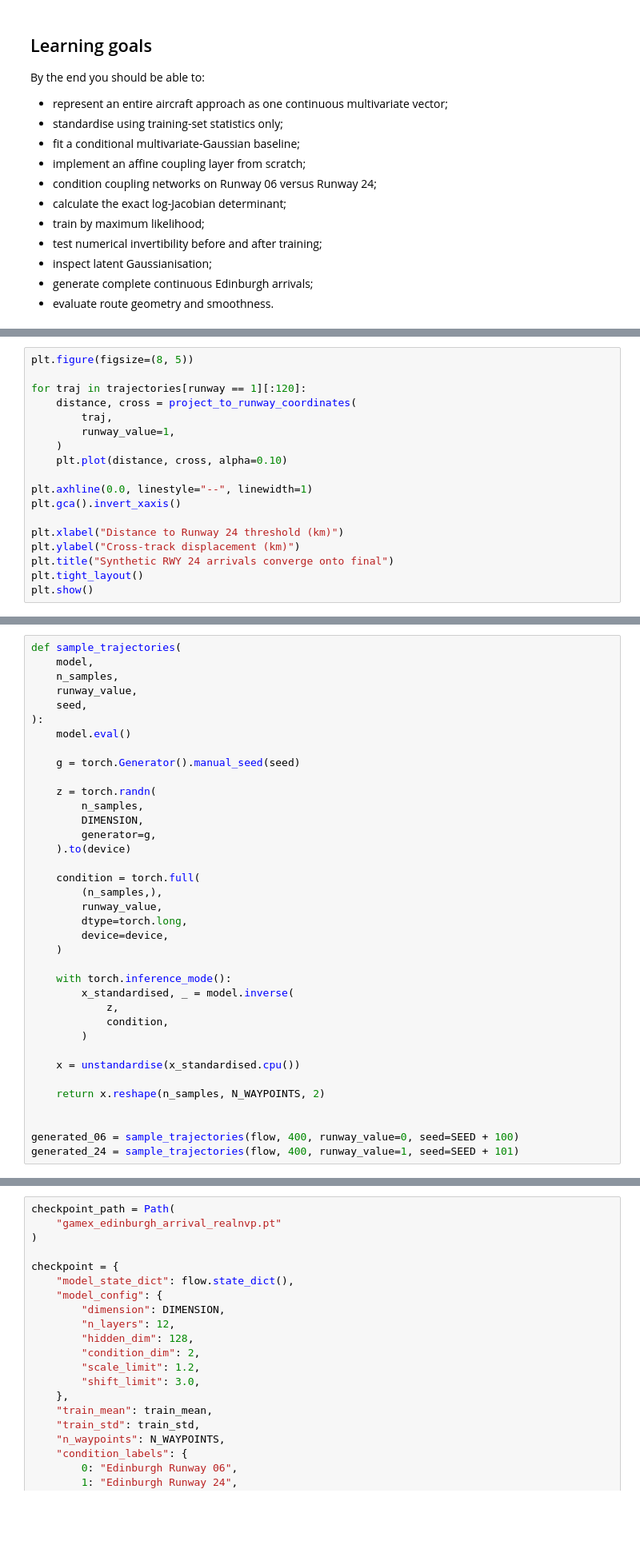
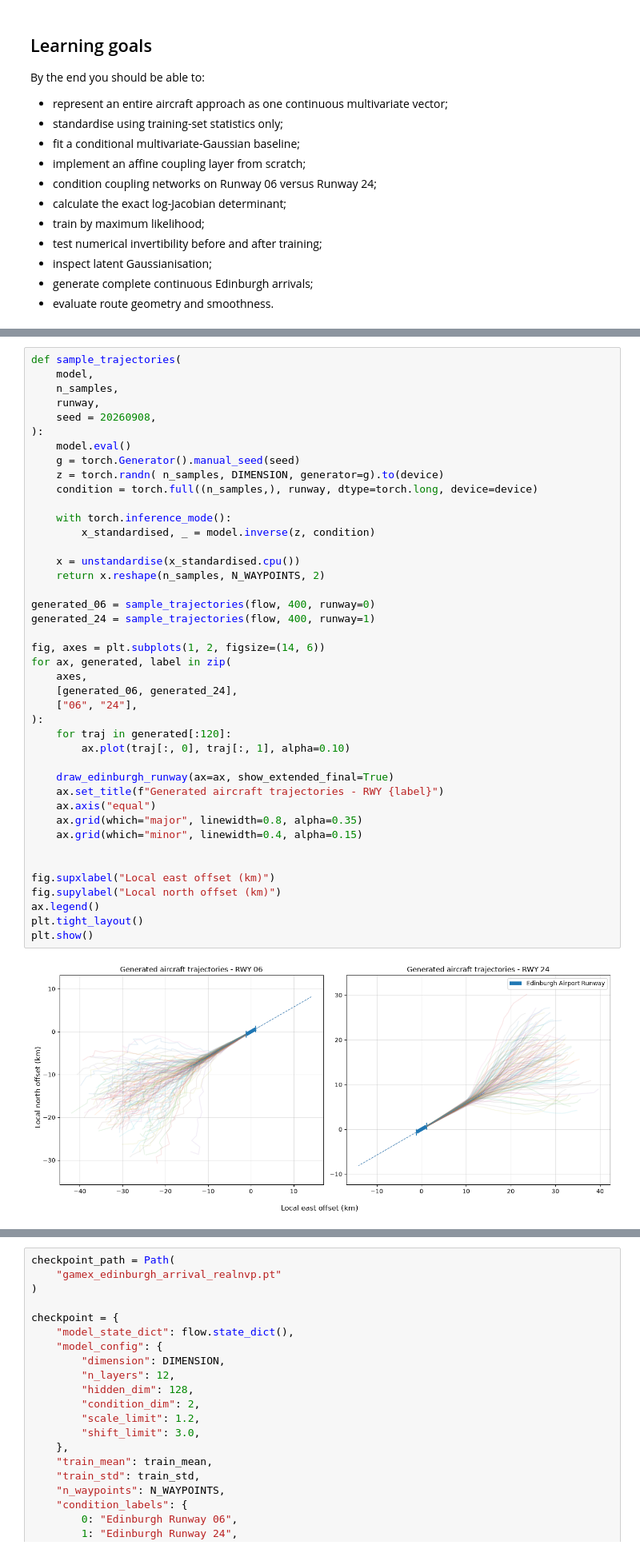
Before and after one commit to gamex-network/gamex_summer_school, a Jupyter notebook: 02_gamex_normalising_flows.ipynb, the cells around one changed output, grey strips where cells are left out. Shown at 80% size. Drawn from its saved outputs; the diff is of its cells as text; blank space fills up the shorter version.

```diff
--- a/02_gamex_normalising_flows.ipynb
+++ b/02_gamex_normalising_flows.ipynb
@@ -312,18 +282,0 @@ The cross-track spread should be broad far from the airport and narrow substanti
-# %%
-plt.figure(figsize=(8, 5))
-
-for traj in trajectories[runway == 1][:120]:
-    distance, cross = project_to_runway_coordinates(
-        traj,
-        runway_value=1,
-    )
-    plt.plot(distance, cross, alpha=0.10)
-
-plt.axhline(0.0, linestyle="--", linewidth=1)
-plt.gca().invert_xaxis()
-
-plt.xlabel("Distance to Runway 24 threshold (km)")
-plt.ylabel("Cross-track displacement (km)")
-plt.title("Synthetic RWY 24 arrivals converge onto final")
-plt.tight_layout()
-plt.show()
@@ -1049,37 +755,44 @@ There is no spatial quantisation and no sequential token sampling.
 # %%
 def sample_trajectories(
     model,
     n_samples,
-    runway_value,
-    seed,
+    runway,
+    seed = 20260908,
 ):
     model.eval()
-
     g = torch.Generator().manual_seed(seed)
-
-    z = torch.randn(
-        n_samples,
-        DIMENSION,
-        generator=g,
-    ).to(device)
-
-    condition = torch.full(
-        (n_samples,),
-        runway_value,
-        dtype=torch.long,
-        device=device,
-    )
+    z = torch.randn( n_samples, DIMENSION, generator=g).to(device)
+    condition = torch.full((n_samples,), runway, dtype=torch.long, device=device)
 
     with torch.inference_mode():
-        x_standardised, _ = model.inverse(
-            z,
-            condition,
-        )
+        x_standardised, _ = model.inverse(z, condition)
 
     x = unstandardise(x_standardised.cpu())
-
     return x.reshape(n_samples, N_WAYPOINTS, 2)
 
+generated_06 = sample_trajectories(flow, 400, runway=0)
+generated_24 = sample_trajectories(flow, 400, runway=1)
 
-generated_06 = sample_trajectories(flow, 400, runway_value=0, seed=SEED + 100)
-generated_24 = sample_trajectories(flow, 400, runway_value=1, seed=SEED + 101)
+fig, axes = plt.subplots(1, 2, figsize=(14, 6))
+for ax, generated, label in zip(
+    axes,
+    [generated_06, generated_24],
+    ["06", "24"],
+):
+    for traj in generated[:120]:
+        ax.plot(traj[:, 0], traj[:, 1], alpha=0.10)
+
+    draw_edinburgh_runway(ax=ax, show_extended_final=True)
+    ax.set_title(f"Generated aircraft trajectories - RWY {label}")
+    ax.axis("equal")
+    ax.grid(which="major", linewidth=0.8, alpha=0.35)
+    ax.grid(which="minor", linewidth=0.4, alpha=0.15)
+
+
+fig.supxlabel("Local east offset (km)")
+fig.supylabel("Local north offset (km)")
+ax.legend()
+plt.tight_layout()
+plt.show()
+# %% [output]
+[figure, added]
```
Also changed, not shown: parts of 47 cells of this notebook.
